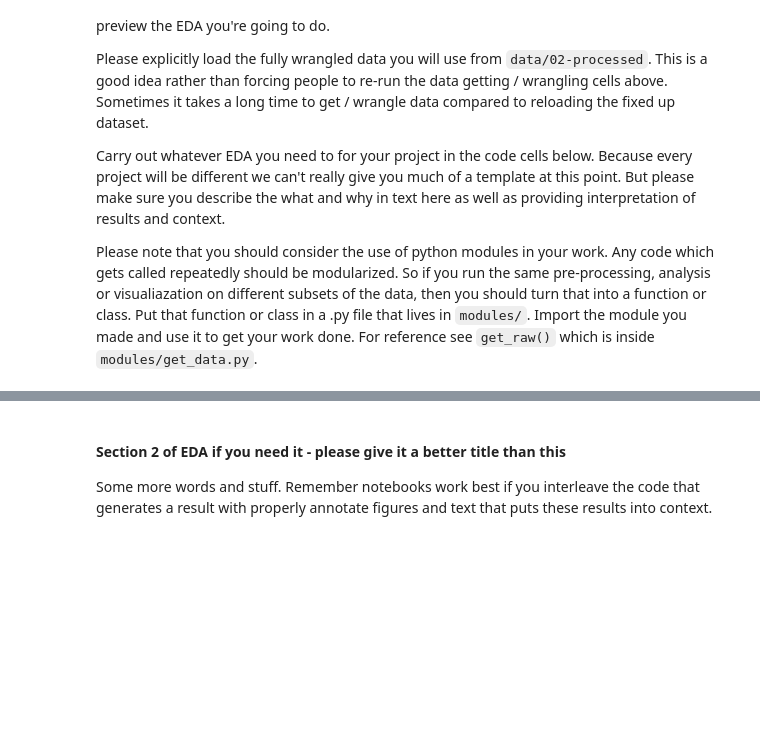
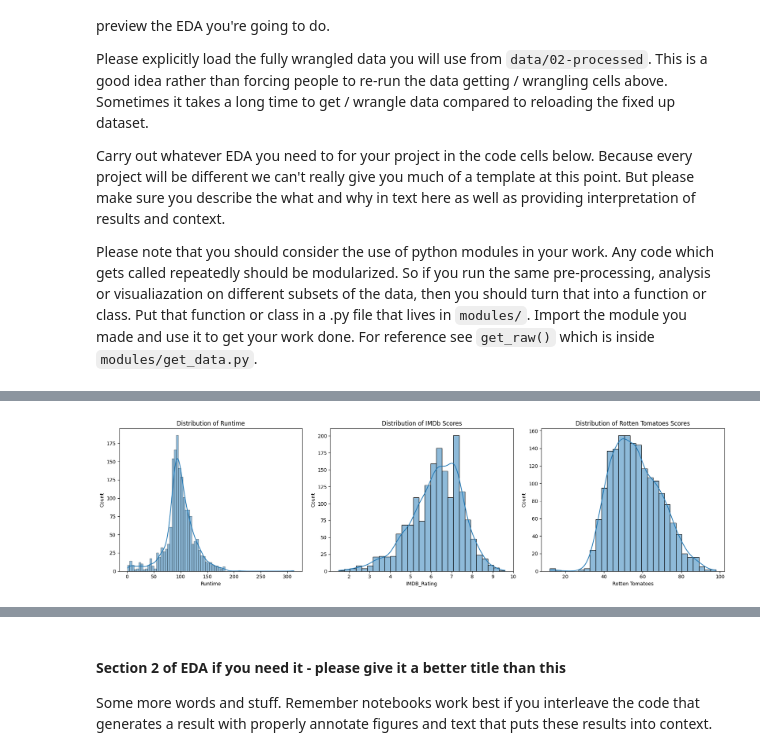
Before and after one commit to Sunisa-Yuki/movie-ratings-analysis, a Jupyter notebook: 02-EDACheckpoint.ipynb, the cells around one changed output, grey strips where cells are left out. Cells and saved outputs as stored; diff of their text form; code cells hidden in the pictures; blank space fills up the shorter version.

```diff
--- a/02-EDACheckpoint.ipynb
+++ b/02-EDACheckpoint.ipynb
@@ -414,0 +412,22 @@ Some more words and stuff.  Remember notebooks work best if you interleave the c
+# %%
+import matplotlib.pyplot as plt
+import seaborn as sns
+
+fig, axes = plt.subplots(1, 3, figsize=(18,5))
+
+# Runtime
+sns.histplot(df['Runtime'], kde=True, ax=axes[0])
+axes[0].set_title('Distribution of Runtime')
+
+# IMDb
+sns.histplot(df['IMDB_Rating'], kde=True, ax=axes[1])
+axes[1].set_title('Distribution of IMDb Scores')
+
+# Rotten Tomatoes
+sns.histplot(df['Rotten Tomatoes'], kde=True, ax=axes[2])
+axes[2].set_title('Distribution of Rotten Tomatoes Scores')
+
+plt.tight_layout()
+plt.show()
+# %% [output]
+[figure, added]
```
Also changed, not shown: parts of 4 cells of this notebook.
